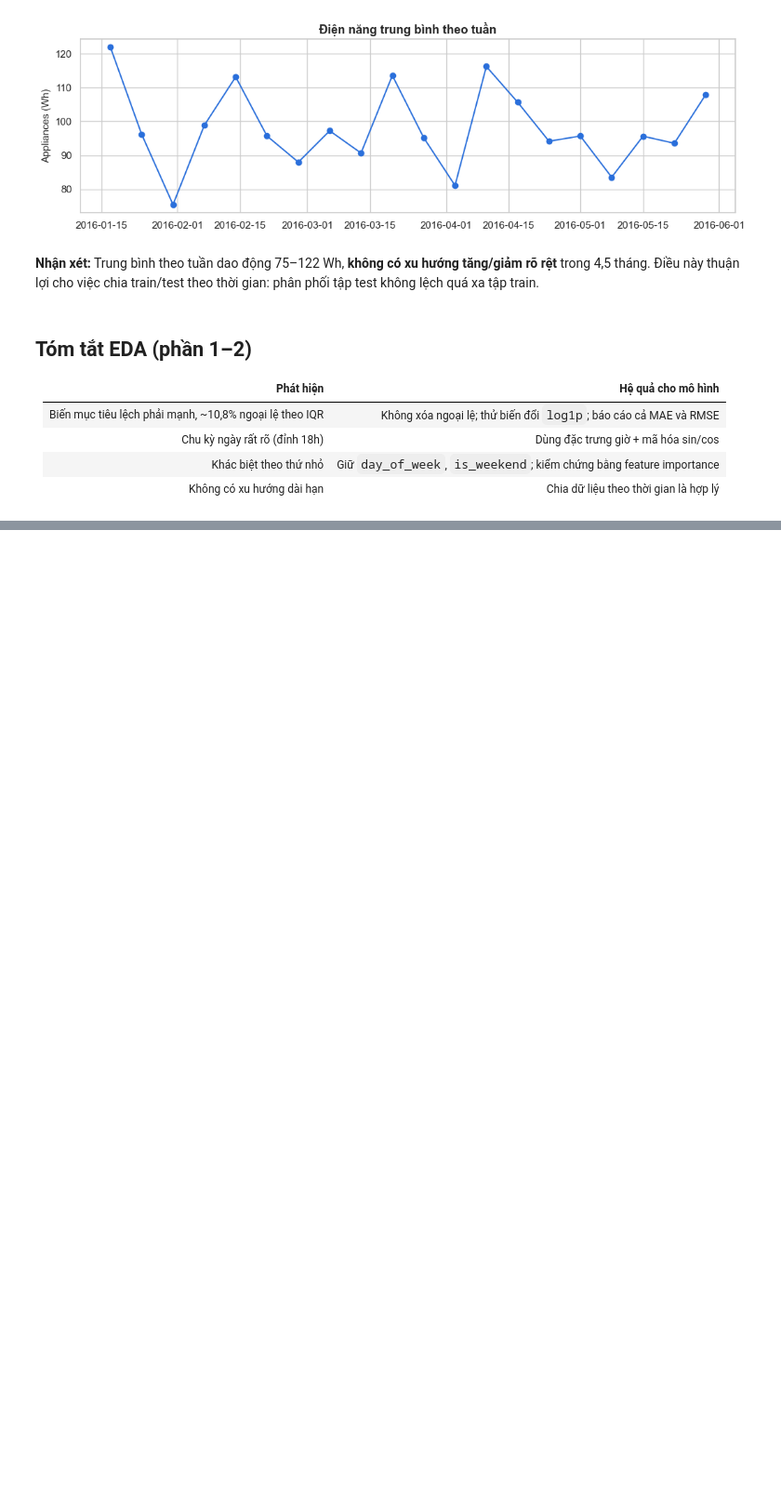
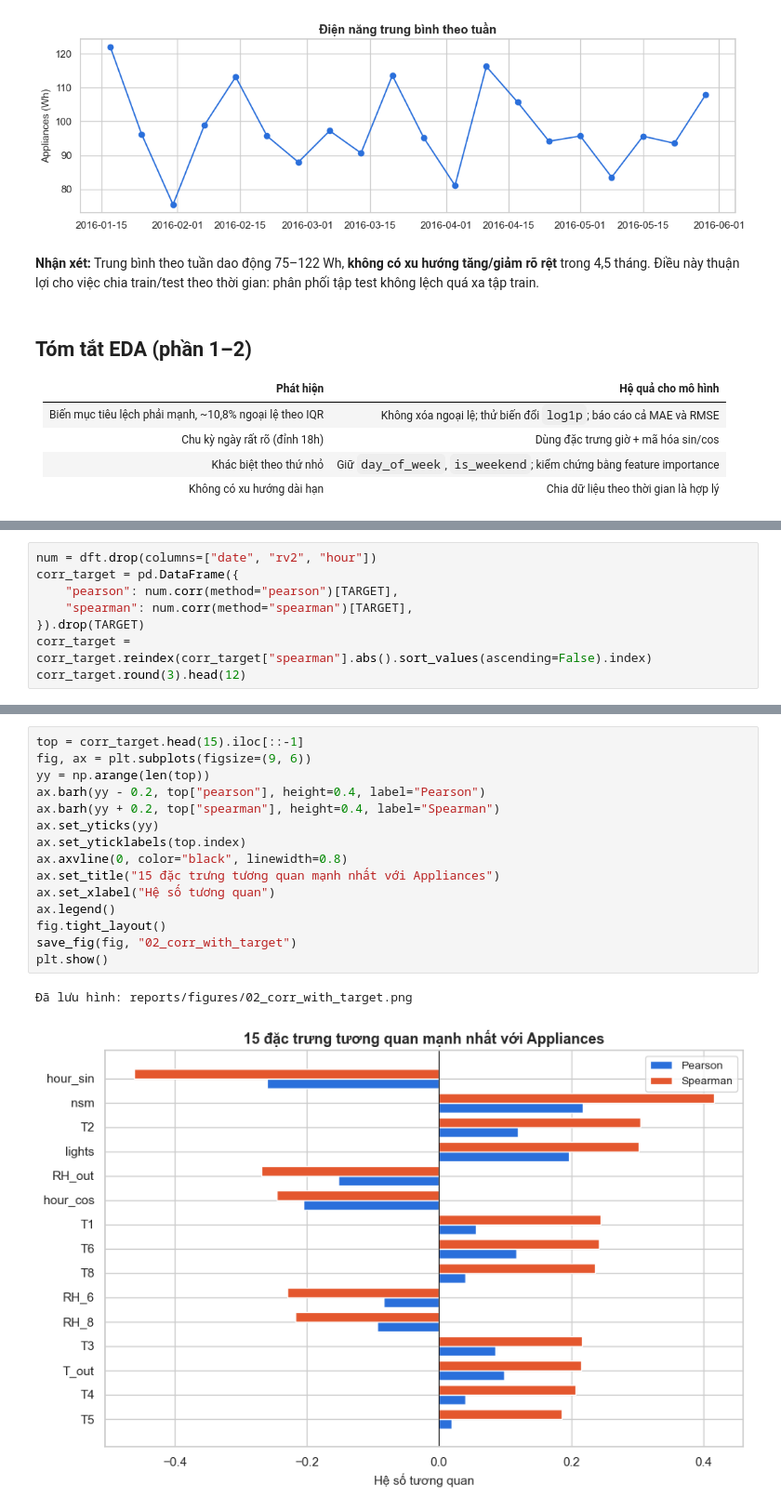
Before and after one commit to LeHung0676/Machine_learning_Group, a Jupyter notebook: DoAnCuoiKy/notebooks/02_eda.ipynb, the cells around one changed output, grey strips where cells are left out. Shown at 93% size. Drawn from its saved outputs; the diff is of its cells as text; blank space fills up the shorter version.

```diff
--- a/DoAnCuoiKy/notebooks/02_eda.ipynb
+++ b/DoAnCuoiKy/notebooks/02_eda.ipynb
@@ -228,0 +240,8 @@ plt.show()
+# %%
+num = dft.drop(columns=["date", "rv2", "hour"])
+corr_target = pd.DataFrame({
+    "pearson": num.corr(method="pearson")[TARGET],
+    "spearman": num.corr(method="spearman")[TARGET],
+}).drop(TARGET)
+corr_target = corr_target.reindex(corr_target["spearman"].abs().sort_values(ascending=False).index)
+corr_target.round(3).head(12)
@@ -228,0 +262,18 @@ plt.show()
+# %%
+top = corr_target.head(15).iloc[::-1]
+fig, ax = plt.subplots(figsize=(9, 6))
+yy = np.arange(len(top))
+ax.barh(yy - 0.2, top["pearson"], height=0.4, label="Pearson")
+ax.barh(yy + 0.2, top["spearman"], height=0.4, label="Spearman")
+ax.set_yticks(yy)
+ax.set_yticklabels(top.index)
+ax.axvline(0, color="black", linewidth=0.8)
+ax.set_title("15 đặc trưng tương quan mạnh nhất với Appliances")
+ax.set_xlabel("Hệ số tương quan")
+ax.legend()
+fig.tight_layout()
+save_fig(fig, "02_corr_with_target")
+plt.show()
+# %% [output]
+Đã lưu hình: reports/figures/02_corr_with_target.png
+[figure, added]
```
Also changed, not shown: parts of 18 cells of this notebook, 4 other files.
